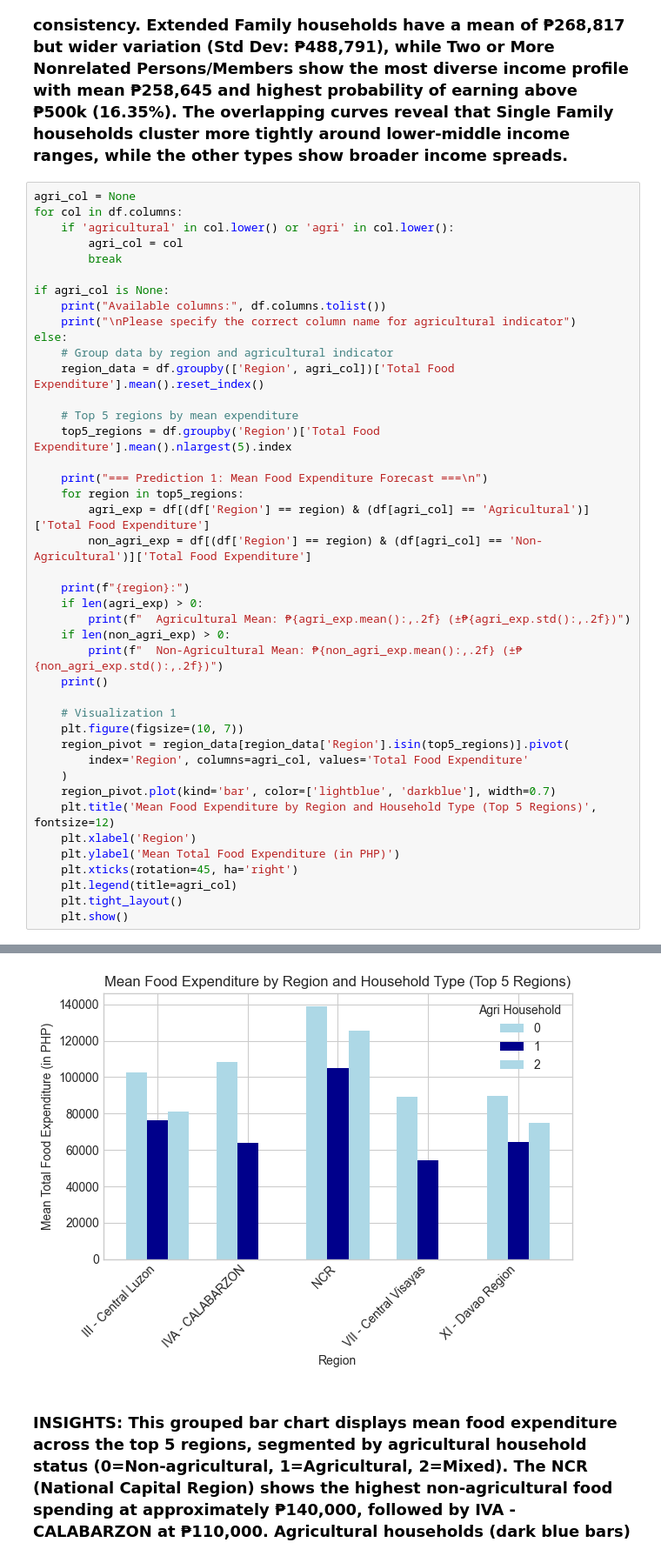
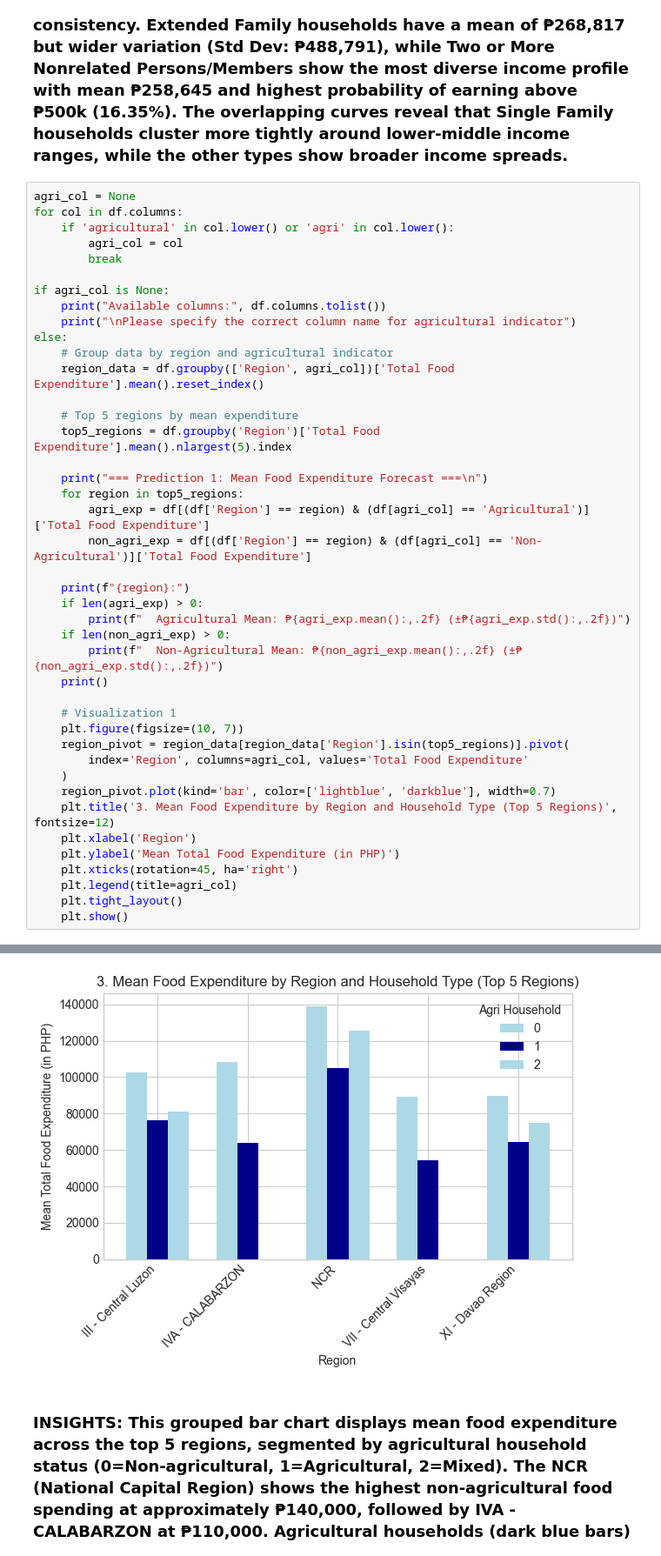
Before and after one commit to Johnjsp/Titanic_Machine_Learning, a Jupyter notebook: Project6/FINALSPROJECT.ipynb, the cells around one changed output, grey strips where cells are left out. Shown: that part at 87% size. Drawn from its saved outputs; the diff is of its cells as text.

```diff
--- a/Project6/FINALSPROJECT.ipynb
+++ b/Project6/FINALSPROJECT.ipynb
@@ -173,35 +173,35 @@ else:
 
     print("=== Prediction 1: Mean Food Expenditure Forecast ===\n")
     for region in top5_regions:
         agri_exp = df[(df['Region'] == region) & (df[agri_col] == 'Agricultural')]['Total Food Expenditure']
         non_agri_exp = df[(df['Region'] == region) & (df[agri_col] == 'Non-Agricultural')]['Total Food Expenditure']
 
     print(f"{region}:")
     if len(agri_exp) > 0:
         print(f"  Agricultural Mean: ₱{agri_exp.mean():,.2f} (±₱{agri_exp.std():,.2f})")
     if len(non_agri_exp) > 0:
         print(f"  Non-Agricultural Mean: ₱{non_agri_exp.mean():,.2f} (±₱{non_agri_exp.std():,.2f})")
     print()
 
     # Visualization 1
     plt.figure(figsize=(10, 7))
     region_pivot = region_data[region_data['Region'].isin(top5_regions)].pivot(
         index='Region', columns=agri_col, values='Total Food Expenditure'
     )
     region_pivot.plot(kind='bar', color=['lightblue', 'darkblue'], width=0.7)
-    plt.title('Mean Food Expenditure by Region and Household Type (Top 5 Regions)', fontsize=12)
+    plt.title('3. Mean Food Expenditure by Region and Household Type (Top 5 Regions)', fontsize=12)
     plt.xlabel('Region')
     plt.ylabel('Mean Total Food Expenditure (in PHP)')
     plt.xticks(rotation=45, ha='right')
     plt.legend(title=agri_col)
     plt.tight_layout()
     plt.show()
 # %% [output]
 === Prediction 1: Mean Food Expenditure Forecast ===
 
 XI - Davao Region:
 <Figure size 1000x700 with 0 Axes>
-[figure, old version]
+[figure, new version]
 # %% [markdown]
 <h3>INSIGHTS: This grouped bar chart displays mean food expenditure across the top 5 regions, segmented by agricultural household status (0=Non-agricultural, 1=Agricultural, 2=Mixed). The NCR (National Capital Region) shows the highest non-agricultural food spending at approximately ₱140,000, followed by IVA - CALABARZON at ₱110,000. Agricultural households (dark blue bars) consistently spend less than non-agricultural households across all regions, with NCR agricultural households spending around ₱102,000 versus ₱140,000 for non-agricultural. VII - Central Visayas shows the lowest overall food expenditure among the top 5 regions at approximately ₱55,000 for agricultural households. The pattern reveals significant regional disparities and clear differences based on household type, with urban non-agricultural households spending substantially more on food.</h3>
 # %%
```
Also changed, not shown: parts of 11 cells of this notebook.
